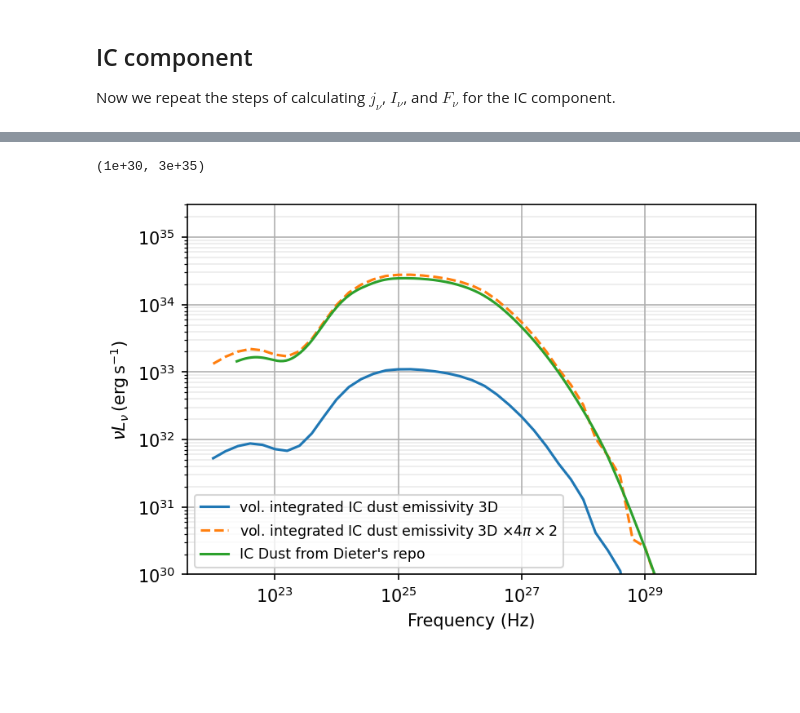
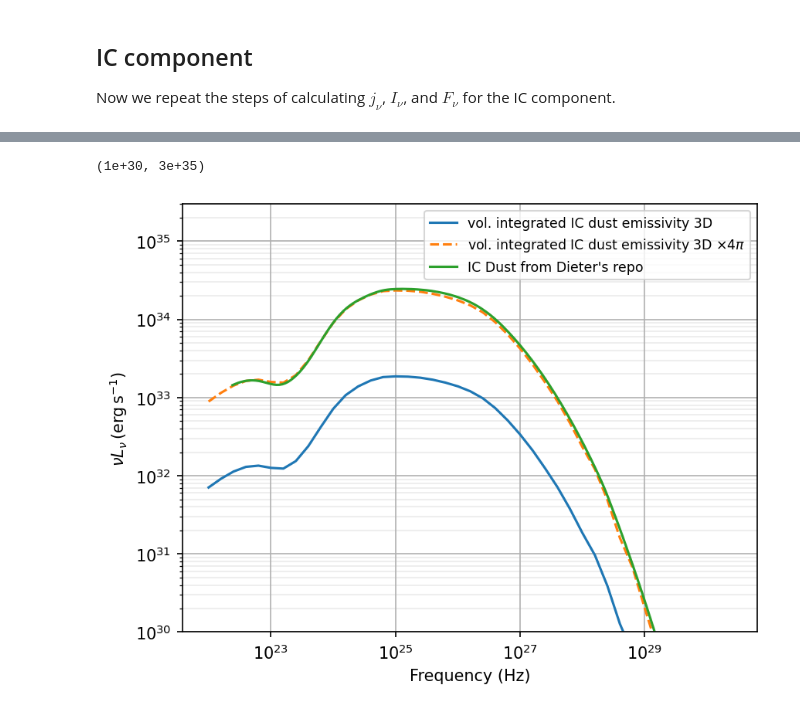
Before and after one commit to me-manu/crabmeyerpy, a Jupyter notebook: notebooks/Comparison-Checks.ipynb, the cells around one changed output, grey strips where cells are left out. Cells and saved outputs as stored; diff of their text form; code cells hidden in the pictures; blank space fills up the shorter version.

```diff
--- a/notebooks/Comparison-Checks.ipynb
+++ b/notebooks/Comparison-Checks.ipynb
@@ -38,12 +38,14 @@ Next we initialize the 3D model
 # config with Dieter's best fit parameters
 # Beware Nradio and Nwind are mutliplied with 4pi
 # divide by 4pi for exact copy of Dieter's results
+
+# if we multiply Nwind with 1.3 then the results match very well ...
 config = {
  'Nradio': 8.180633538148642e+50 / 4. / np.pi,
  'gradio_min': 22.0,
  'gradio_max': 89321.72336080558,
  'Sradio': -1.54,
- 'Nwind': 1.4130015182175857e+33 / 4. / np.pi,
+ 'Nwind': 1.4130015182175857e+33 / 4. / np.pi * 1.3,
  'gmin': 22.0,
  'gmax': 72004899337.38588,
  'gwind_min': 327747.9018738116,
@@ -162,5 +164,8 @@ ssc = CrabSSC3D(copy.deepcopy(config),
                 nel_spec_separate,
                 vary_B,
                 j_dust_carbon_shell,
-                d_kpc=d, r0_pc=r0_pc, log_level="DEBUG",
+                d_kpc=d,
+                r0_pc=r0_pc,
+                r_shock_pc=config['B_r0'] / kpc2cm * 1e3,
+                log_level="DEBUG",
                 ic_sync=True, ic_cmb=True, ic_dust=True)
@@ -251,7 +260,7 @@ plt.grid()
 # %%
-ssc.r0 = 3. * 1e-3 * kpc2cm
+#ssc.r0 = 3. * 1e-3 * kpc2cm
 nu = np.logspace(7.,25.,500)
-r = np.linspace(0.14 * 1e-3 * kpc2cm, ssc.r0, 2**7 + 1)
+r = np.linspace(config['B_r0'], ssc.r0, 2**7 + 1)
 nn, rr = np.meshgrid(nu, r, indexing='ij')
 # %%
 j_nu_sync = ssc.j_sync(nu, r, g_axis=2, g_steps=2**9+1, integration_mode='romb')
@@ -422,7 +431,7 @@ nni, rri = np.meshgrid(nu_ic, r_ic, indexing='ij')
 # these numbers yielded relatively smooth spectra
 # in my tests
 # the r1_steps needs to be of the shape 2**k + 1 since romb integration is used
-g_steps = 2**7+1  # steps for integration over gamma
+g_steps = 2**8+1  # steps for integration over gamma
 e_steps = 2**7+1  # steps for integration over energy of seed photon field
 r1_steps = 2**7+1   # steps for integration over radius, see Atoyan & Aharonian (1996) Eq. 15
 # %%
@@ -521,24 +563,24 @@ ic_cmb = ic[:,1] + ic[:,4]
 # %%
 fig = plt.figure(dpi=150)
 plt.loglog(nu_ic, nu_ic * L_nu_ic_dust, label="vol. integrated IC dust emissivity 3D")
-plt.loglog(nu_ic, nu_ic * L_nu_ic_dust * 4. * np.pi * 2,
-           label=r"vol. integrated IC dust emissivity 3D $\times4\pi \times 2$", ls='--')
+plt.loglog(nu_ic, nu_ic * L_nu_ic_dust * 4. * np.pi,
+           label=r"vol. integrated IC dust emissivity 3D $\times4\pi$", ls='--')
 
 plt.loglog(ic[:, 0] / constants.h.to('eV s'),
            ic_dust * ic[:, 0] / constants.h.to('eV s') * 1e7,
            label="IC Dust from Dieter's repo")
 
 plt.legend(fontsize='small')
 plt.xlabel("Frequency (Hz)")
 plt.ylabel(r"$\nu L_\nu\,(\mathrm{erg}\,\mathrm{s}^{-1}$)")
 plt.grid()
 plt.grid(which='minor', lw=0.2)
 plt.ylim(1e30, 3e35)
 
 ### Check integration bounds of r1 in this case. Should go from r_min_shell (r_min_dust) to r_max (r_max_dust)
 # %% [output]
 (1e+30, 3e+35)
-[figure, old version]
+[figure, new version]
 # %%
 fig = plt.figure(dpi=150)
 plt.loglog(nu_ic, nu_ic * L_nu_ic_cmb, label="vol. integrated IC CMB emissivity 3D")
```
Also changed, not shown: parts of 20 cells of this notebook, 7 other files.
